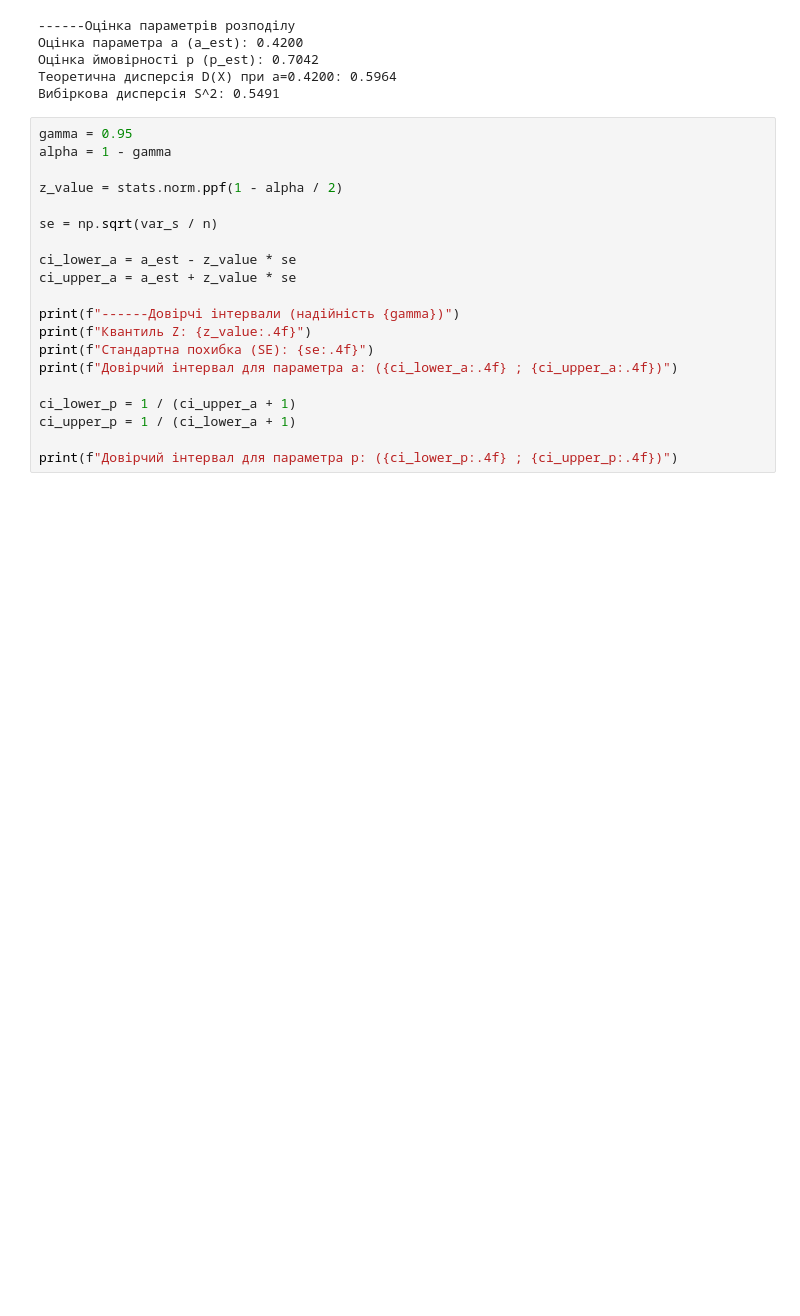
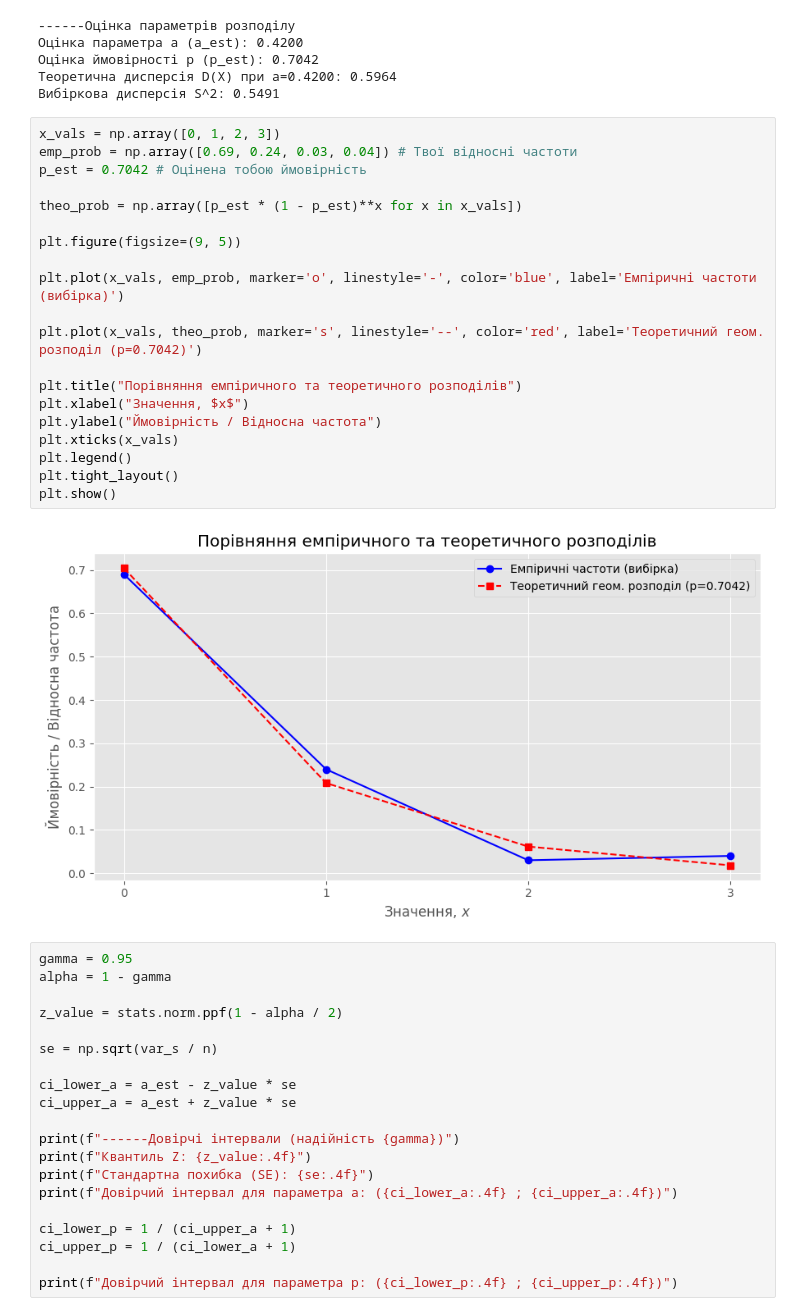
Before and after one commit to denmmm120/DM-LR_1, a Jupyter notebook: RGR.ipynb, the cells around one changed output. Drawn from its saved outputs; the diff is of its cells as text; blank space fills up the shorter version.

```diff
--- a/RGR.ipynb
+++ b/RGR.ipynb
@@ -107,6 +107,28 @@ print(f"Вибіркова дисперсія S^2: {var_s:.4f}")
 Оцінка ймовірності p (p_est): 0.7042
 Теоретична дисперсія D(X) при a=0.4200: 0.5964
 Вибіркова дисперсія S^2: 0.5491
+# %%
+x_vals = np.array([0, 1, 2, 3])
+emp_prob = np.array([0.69, 0.24, 0.03, 0.04]) # Твої відносні частоти
+p_est = 0.7042 # Оцінена тобою ймовірність
+
+theo_prob = np.array([p_est * (1 - p_est)**x for x in x_vals])
+
+plt.figure(figsize=(9, 5))
+
+plt.plot(x_vals, emp_prob, marker='o', linestyle='-', color='blue', label='Емпіричні частоти (вибірка)')
+
+plt.plot(x_vals, theo_prob, marker='s', linestyle='--', color='red', label='Теоретичний геом. розподіл (p=0.7042)')
+
+plt.title("Порівняння емпіричного та теоретичного розподілів")
+plt.xlabel("Значення, $x$")
+plt.ylabel("Ймовірність / Відносна частота")
+plt.xticks(x_vals)
+plt.legend()
+plt.tight_layout()
+plt.show()
+# %% [output]
+[figure, added]
 # %%
 gamma = 0.95
 alpha = 1 - gamma
```
Also changed, not shown: parts of 1 cell of this notebook.
